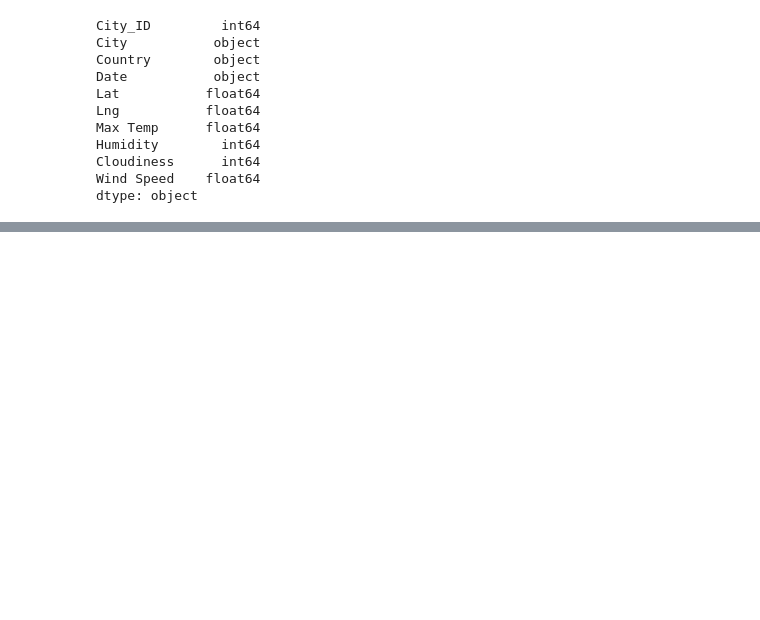
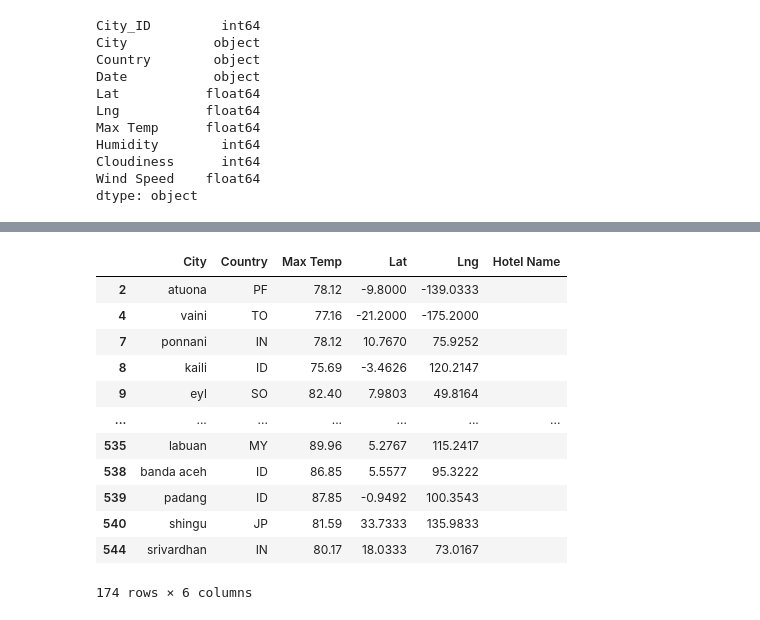
Before and after one commit to alexyang1818/bootcamp6_weatherPy, a Jupyter notebook: VacationPy.ipynb, the cells around one changed output, grey strips where cells are left out. Drawn from its saved outputs; the diff is of its cells as text; code cells hidden in the pictures; blank space fills up the shorter version.

```diff
--- a/VacationPy.ipynb
+++ b/VacationPy.ipynb
@@ -118,0 +163,19 @@ fig
+# %%
+# create dataframe called hotel_df to store hotel names along with city, country, max temp, and coordinates.
+hotel_df = preferred_cities_df[['City', 'Country', 'Max Temp', 'Lat', 'Lng']].copy()
+hotel_df['Hotel Name'] = ''
+hotel_df
+# %% [output]
+|  | City | Country | Max Temp | Lat | Lng | Hotel Name |
+| 2 | atuona | PF | 78.12 | -9.8000 | -139.0333 |  |
+| 4 | vaini | TO | 77.16 | -21.2000 | -175.2000 |  |
+| 7 | ponnani | IN | 78.12 | 10.7670 | 75.9252 |  |
+| 8 | kaili | ID | 75.69 | -3.4626 | 120.2147 |  |
+| 9 | eyl | SO | 82.40 | 7.9803 | 49.8164 |  |
+| ... | ... | ... | ... | ... | ... | ... |
+| 535 | labuan | MY | 89.96 | 5.2767 | 115.2417 |  |
+| 538 | banda aceh | ID | 86.85 | 5.5577 | 95.3222 |  |
+| 539 | padang | ID | 87.85 | -0.9492 | 100.3543 |  |
+| 540 | shingu | JP | 81.59 | 33.7333 | 135.9833 |  |
+| 544 | srivardhan | IN | 80.17 | 18.0333 | 73.0167 |  |
+174 rows × 6 columns
```
Also changed, not shown: parts of 11 cells of this notebook, 1 other file.
